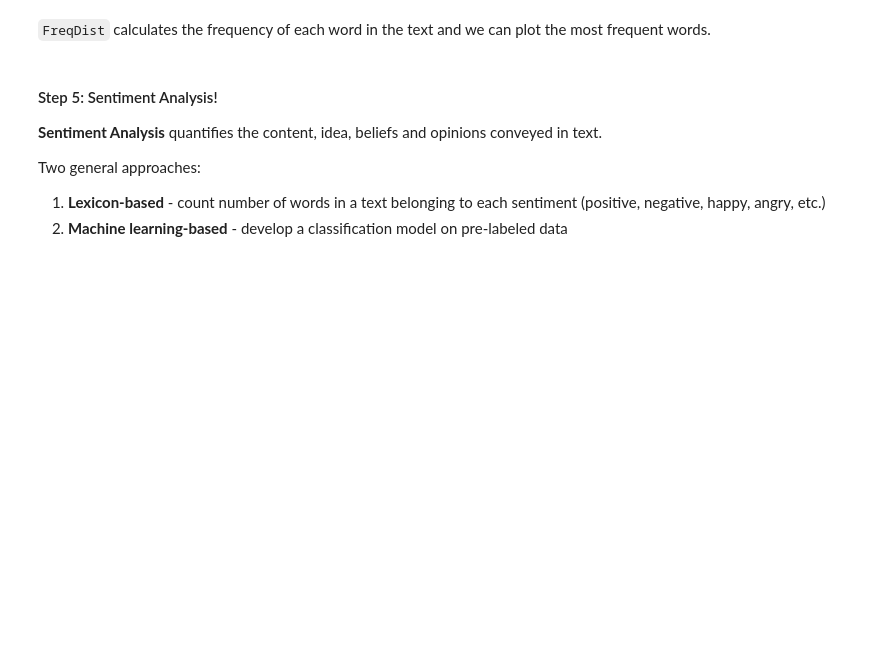
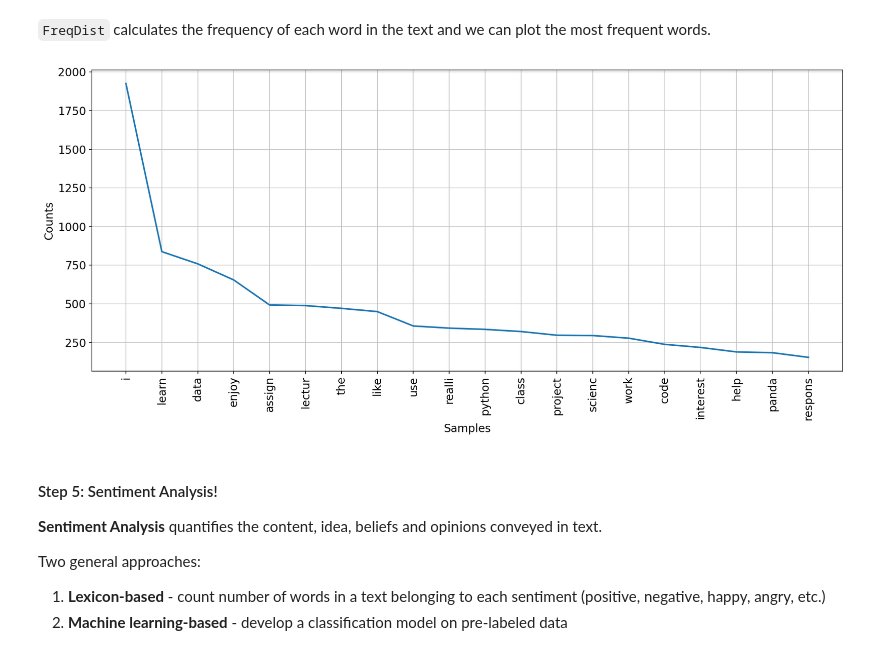
Before and after one commit to COGS108/Lectures-Ellis, a Jupyter notebook: 07_text/07_14_text.ipynb, the cells around one changed output. Drawn from its saved outputs; the diff is of its cells as text; code cells hidden in the pictures; blank space fills up the shorter version.

```diff
--- a/07_text/07_14_text.ipynb
+++ b/07_text/07_14_text.ipynb
@@ -328,7 +465,9 @@ for punc in string.punctuation:
 # %%
 # Frequency Distribution Plot - top 20
 # for words in what students like most
-fdist_least.plot(20, cumulative=False);
+fdist_most.plot(20, cumulative=False);
+# %% [output]
+[figure, added]
 # %% [markdown]
 #### Step 5: Sentiment Analysis!
 
```
Also changed, not shown: parts of 33 cells of this notebook.
